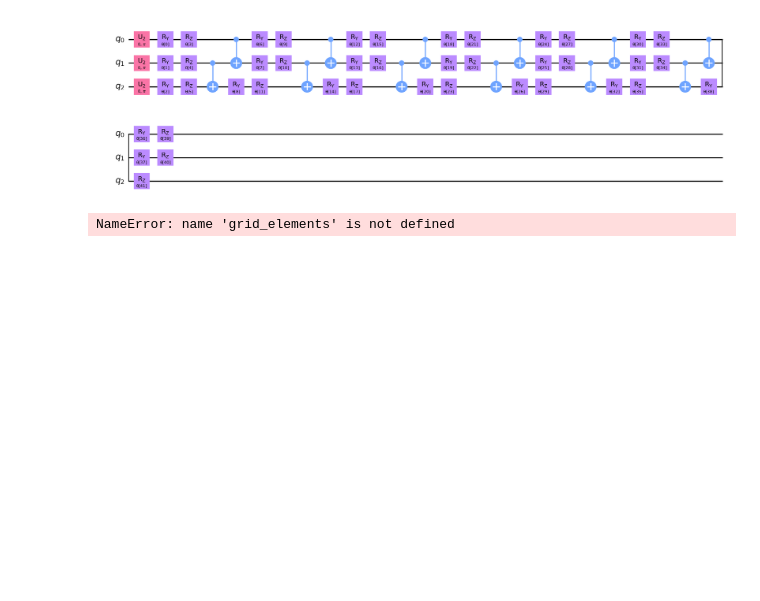
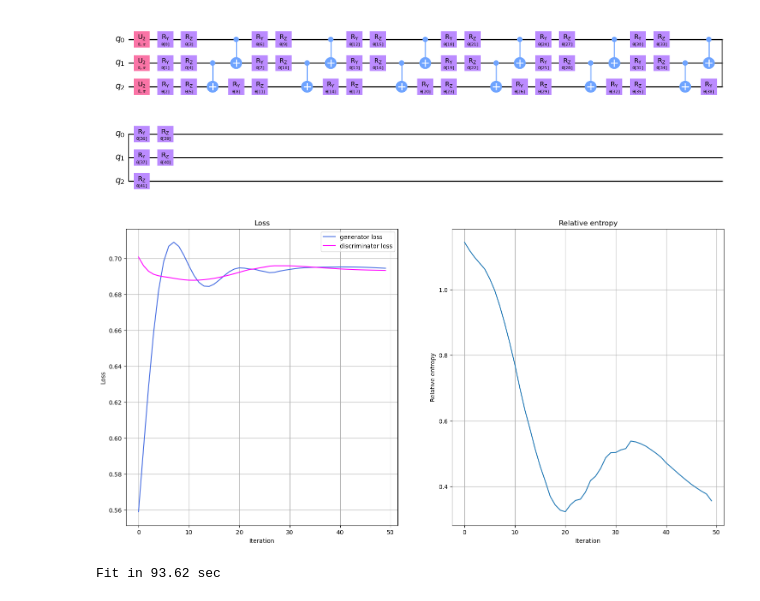
Before and after one commit to adriend1102/QML, a Jupyter notebook: notebooks/normal_qGAN.ipynb, the cells around one changed output. Saved outputs shown, nothing was run; the diff lists cells and outputs as text; code cells hidden in the pictures; blank space fills up the shorter version.

```diff
--- a/notebooks/normal_qGAN.ipynb
+++ b/notebooks/normal_qGAN.ipynb
@@ -170,9 +170,7 @@ for epoch in range(n_epochs):
     # Configure input
     real_dist = torch.tensor(prob_data, dtype=torch.float).reshape(-1, 1)
 
-    # Configure samples
-    samples = torch.tensor(grid_elements, dtype=torch.float)
-    disc_value = discriminator(samples)
+    disc_value = discriminator(real_dist)  # Cambiado a 'real_dist'
 
     # Generate data
     gen_dist = generator(torch.tensor([])).reshape(-1, 1)
@@ -181,31 +179,32 @@ for epoch in range(n_epochs):
     generator_optimizer.zero_grad()
     generator_loss = adversarial_loss(disc_value, valid, gen_dist)
 
     # store for plotting
     generator_loss_values.append(generator_loss.detach().item())
 
     generator_loss.backward(retain_graph=True)
     generator_optimizer.step()
 
     # Train Discriminator
     discriminator_optimizer.zero_grad()
 
     real_loss = adversarial_loss(disc_value, valid, real_dist)
     fake_loss = adversarial_loss(disc_value, fake, gen_dist.detach())
     discriminator_loss = (real_loss + fake_loss) / 2
 
     # Store for plotting
     discriminator_loss_values.append(discriminator_loss.detach().item())
 
     discriminator_loss.backward()
     discriminator_optimizer.step()
 
     entropy_value = entropy(gen_dist.detach().squeeze().numpy(), prob_data)
     entropy_values.append(entropy_value)
 
     plot_training_progress()
 
 elapsed = time.time() - start
 print(f"Fit in {elapsed:0.2f} sec")
 # %% [output]
+[figure, added]
-NameError: name 'grid_elements' is not defined
+Fit in 93.62 sec
```
Also changed, not shown: parts of 4 cells of this notebook, 1 other file.
